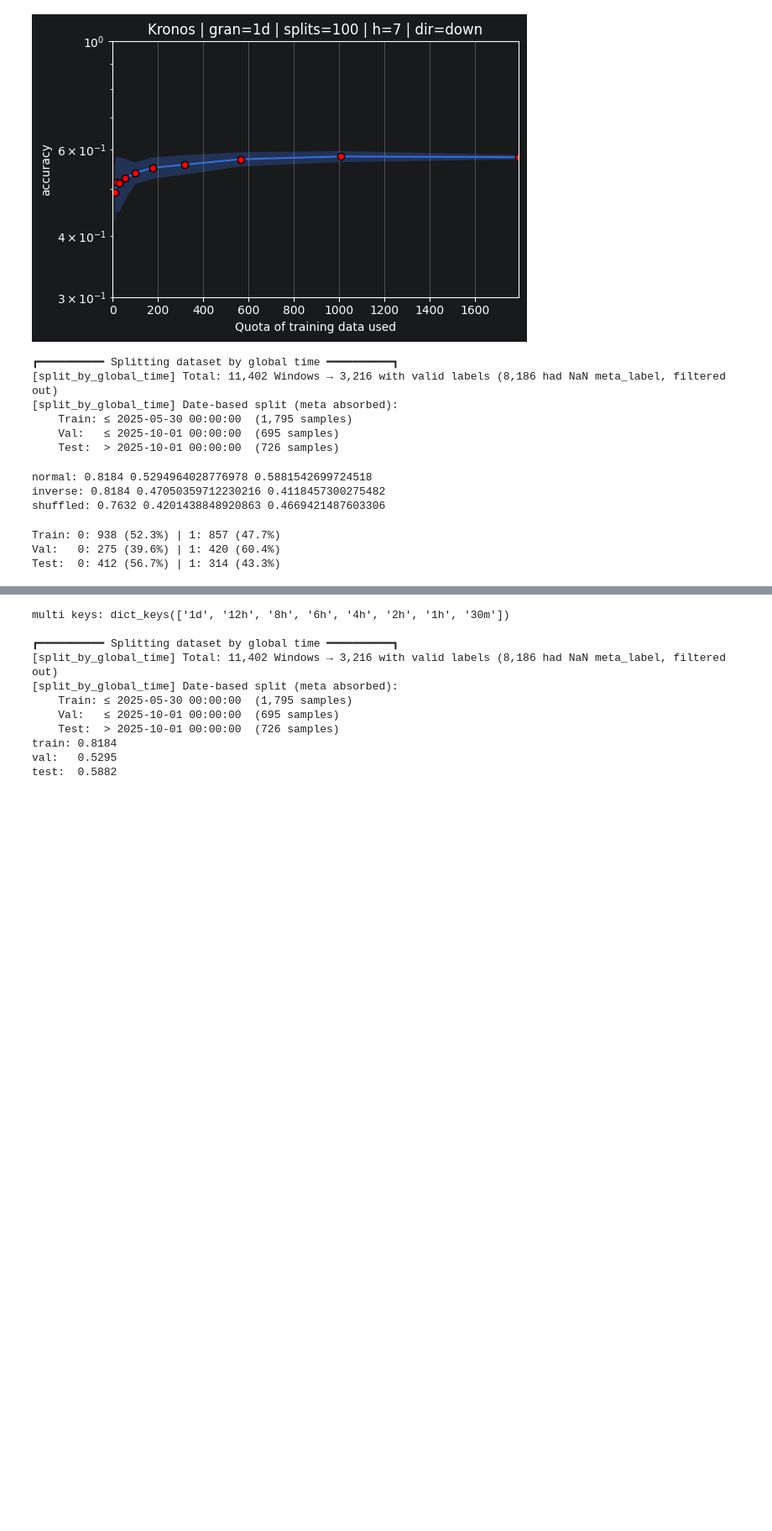
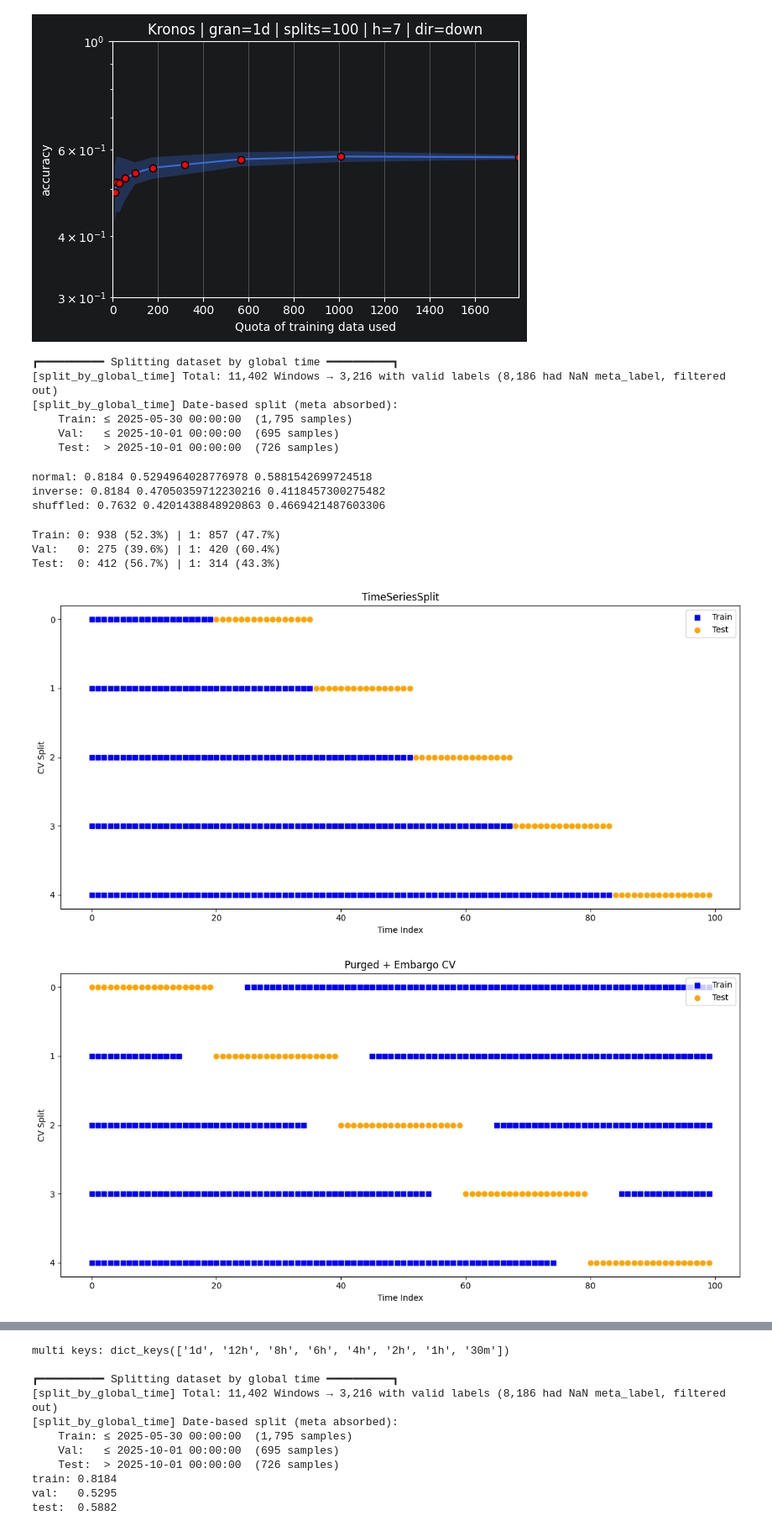
Before and after one commit to Pablo-Molla-Charlez/SecondaryModel, a Jupyter notebook: src/Interpretability/sandbox.ipynb, the cells around one changed output, grey strips where cells are left out. Shown at 84% size. Drawn from its saved outputs; the diff is of its cells as text; code cells hidden in the pictures; blank space fills up the shorter version.

```diff
--- a/src/Interpretability/sandbox.ipynb
+++ b/src/Interpretability/sandbox.ipynb
@@ -229,12 +229,12 @@ def plot_cv_splits(cv, X, y, title, max_splits=20):
     """
     fig, ax = plt.subplots(figsize=(12, 6))
 
-    for i, (X_tr, y_tr, X_te, y_te) in enumerate(cv.split(X, y)):
+    for i, (train_idx, test_idx) in enumerate(cv.split(X, y)):
         if i >= max_splits:
             break
 
-        train_idx = X.index.get_indexer(X_tr.index)
-        test_idx = X.index.get_indexer(X_te.index)
+        # train_idx = X.iloc[idx_train]
+        # test_idx = X.iloc[idx_test]
 
         # Train points
         ax.scatter(
@@ -261,30 +261,36 @@ def plot_cv_splits(cv, X, y, title, max_splits=20):
     ax.invert_yaxis()
     ax.yaxis.set_major_locator(MaxNLocator(integer=True))
     plt.tight_layout()
     plt.show()
 
 
 # -----------------------------------
 # Run Visualizations
 # -----------------------------------
 
 # 1. Standard TimeSeriesSplit
 cv1 = SklearnTimeSeriesCV(n_splits=5)
+# for x, y in cv1.split(X, y):
+#     print(f"Train: {x[0]}-{x[-1]}, Test: {y[0]}-{y[-1]}")
+
 plot_cv_splits(cv1, X, y, "TimeSeriesSplit")
 
 # 2. Purged + Embargo CV
 cv2 = PurgedEmbargoTimeSeriesCV(
     n_splits=5,
     t1=t1,
     embargo_pct=0.05
 )
 plot_cv_splits(cv2, X, y, "Purged + Embargo CV")
 
 # 3. CPCV
 cv3 = CombinatorialPurgedCV(
     n_splits=5,
     n_test_splits=2,
     t1=t1,
     embargo_pct=0.05
 )
 plot_cv_splits(cv3, X, y, "Combinatorial Purged CV (CPCV)", max_splits=15)
+# %% [output]
+[figure, added]
+[figure, added]
```
Also changed, not shown: parts of 1 cell of this notebook, 3 other files.
